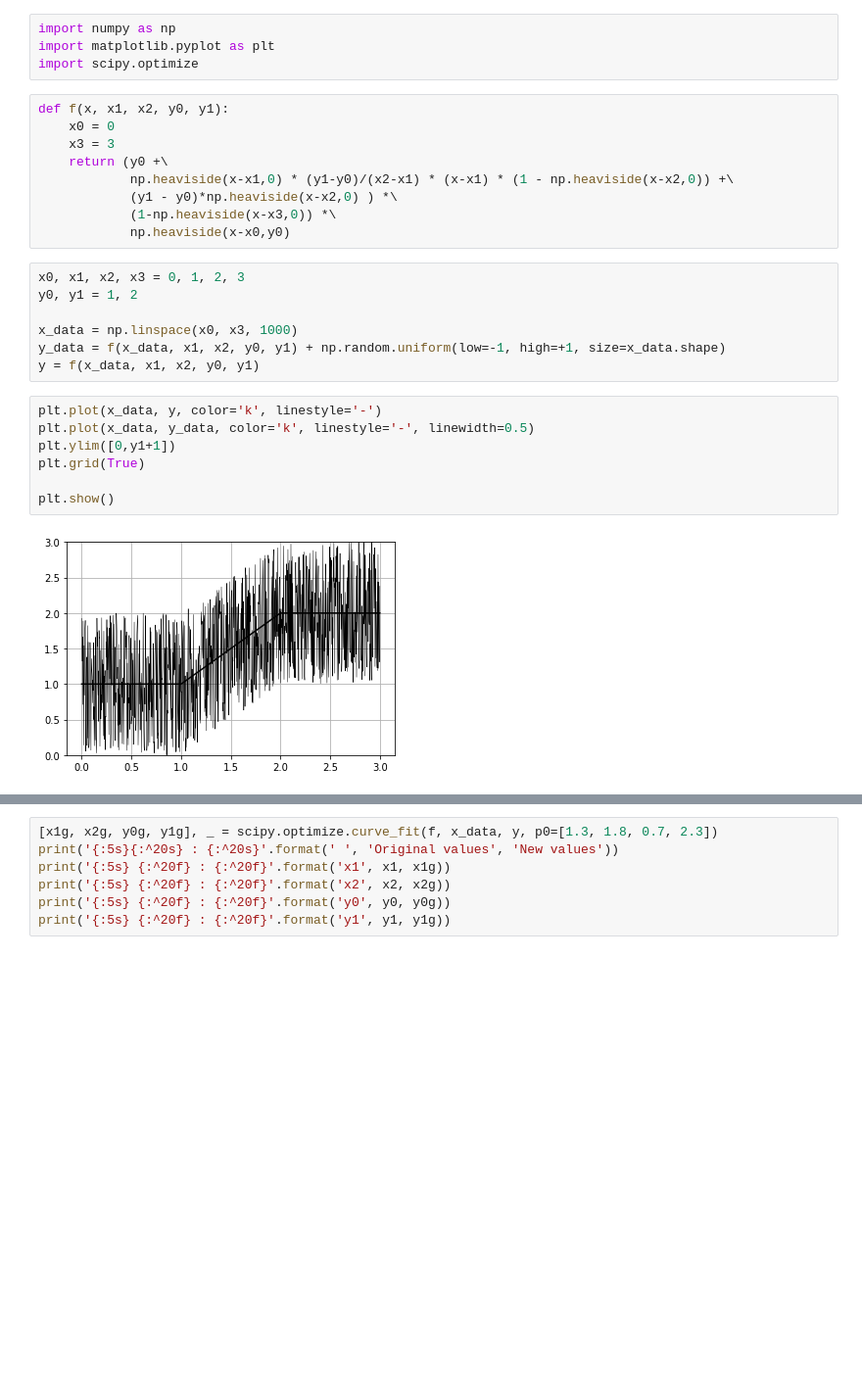
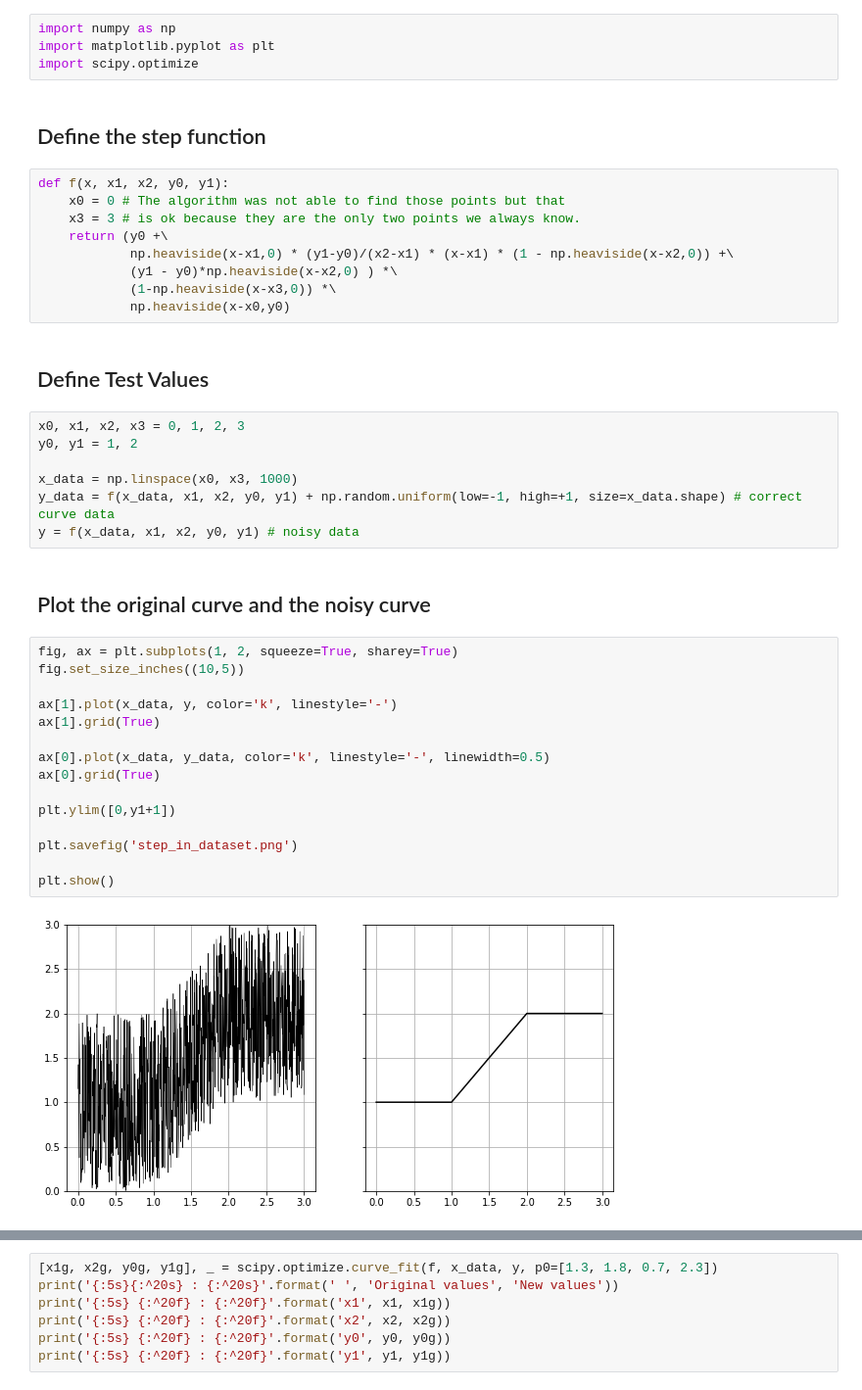
Before and after one commit to alwilliams2433/python_learning, a Jupyter notebook: find_steps.ipynb, the cells around one changed output, grey strips where cells are left out. Shown at 98% size. Saved outputs shown, nothing was run; the diff lists cells and outputs as text; blank space fills up the shorter version.

```diff
--- a/find_steps.ipynb
+++ b/find_steps.ipynb
@@ -2,28 +15,42 @@
 import numpy as np
 import matplotlib.pyplot as plt
 import scipy.optimize
+# %% [markdown]
+## Define the step function
 # %%
 def f(x, x1, x2, y0, y1):
-    x0 = 0
-    x3 = 3
+    x0 = 0 # The algorithm was not able to find those points but that
+    x3 = 3 # is ok because they are the only two points we always know.
     return (y0 +\
             np.heaviside(x-x1,0) * (y1-y0)/(x2-x1) * (x-x1) * (1 - np.heaviside(x-x2,0)) +\
             (y1 - y0)*np.heaviside(x-x2,0) ) *\
             (1-np.heaviside(x-x3,0)) *\
             np.heaviside(x-x0,y0)
+# %% [markdown]
+## Define Test Values
 # %%
 x0, x1, x2, x3 = 0, 1, 2, 3
 y0, y1 = 1, 2
 
 x_data = np.linspace(x0, x3, 1000)
-y_data = f(x_data, x1, x2, y0, y1) + np.random.uniform(low=-1, high=+1, size=x_data.shape)
-y = f(x_data, x1, x2, y0, y1)
+y_data = f(x_data, x1, x2, y0, y1) + np.random.uniform(low=-1, high=+1, size=x_data.shape) # correct curve data
+y = f(x_data, x1, x2, y0, y1) # noisy data
+# %% [markdown]
+## Plot the original curve and the noisy curve
 # %%
-plt.plot(x_data, y, color='k', linestyle='-')
-plt.plot(x_data, y_data, color='k', linestyle='-', linewidth=0.5)
+fig, ax = plt.subplots(1, 2, squeeze=True, sharey=True)
+fig.set_size_inches((10,5))
+
+ax[1].plot(x_data, y, color='k', linestyle='-')
+ax[1].grid(True)
+
+ax[0].plot(x_data, y_data, color='k', linestyle='-', linewidth=0.5)
+ax[0].grid(True)
+
 plt.ylim([0,y1+1])
-plt.grid(True)
+
+plt.savefig('step_in_dataset.png')
 
 plt.show()
 # %% [output]
-[figure, old version]
+[figure, new version]
```
Also changed, not shown: parts of 3 cells of this notebook, 1 other file.
